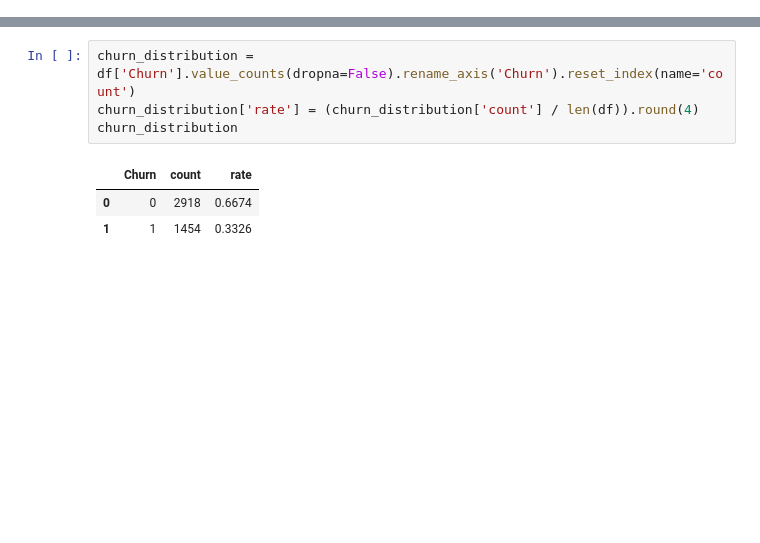
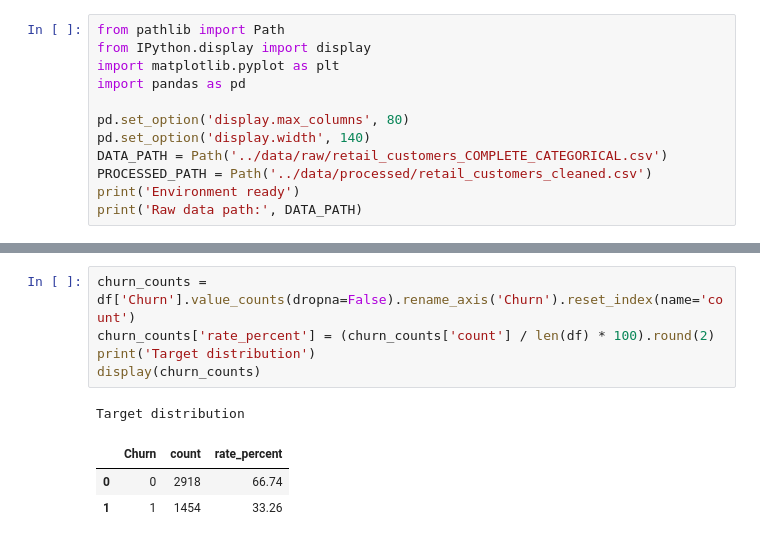
Before and after one commit to ahmedjallouli2003/project_ml_retail, a Jupyter notebook: notebooks/01_data_understanding.ipynb, the cells around one changed output, grey strips where cells are left out. Cells and saved outputs as stored; diff of their text form; blank space fills up the shorter version.

```diff
--- a/notebooks/01_data_understanding.ipynb
+++ b/notebooks/01_data_understanding.ipynb
@@ -23,0 +5,12 @@ df.head()
+# %%
+from pathlib import Path
+from IPython.display import display
+import matplotlib.pyplot as plt
+import pandas as pd
+
+pd.set_option('display.max_columns', 80)
+pd.set_option('display.width', 140)
+DATA_PATH = Path('../data/raw/retail_customers_COMPLETE_CATEGORICAL.csv')
+PROCESSED_PATH = Path('../data/processed/retail_customers_cleaned.csv')
+print('Environment ready')
+print('Raw data path:', DATA_PATH)
@@ -49,8 +94,10 @@ pd.DataFrame({
 # %%
-churn_distribution = df['Churn'].value_counts(dropna=False).rename_axis('Churn').reset_index(name='count')
-churn_distribution['rate'] = (churn_distribution['count'] / len(df)).round(4)
-churn_distribution
+churn_counts = df['Churn'].value_counts(dropna=False).rename_axis('Churn').reset_index(name='count')
+churn_counts['rate_percent'] = (churn_counts['count'] / len(df) * 100).round(2)
+print('Target distribution')
+display(churn_counts)
 # %% [output]
+Target distribution
-|  | Churn | count | rate |
-| 0 | 0 | 2918 | 0.6674 |
-| 1 | 1 | 1454 | 0.3326 |
+|  | Churn | count | rate_percent |
+| 0 | 0 | 2918 | 66.74 |
+| 1 | 1 | 1454 | 33.26 |
```
Also changed, not shown: parts of 20 cells of this notebook, 5 other files.
